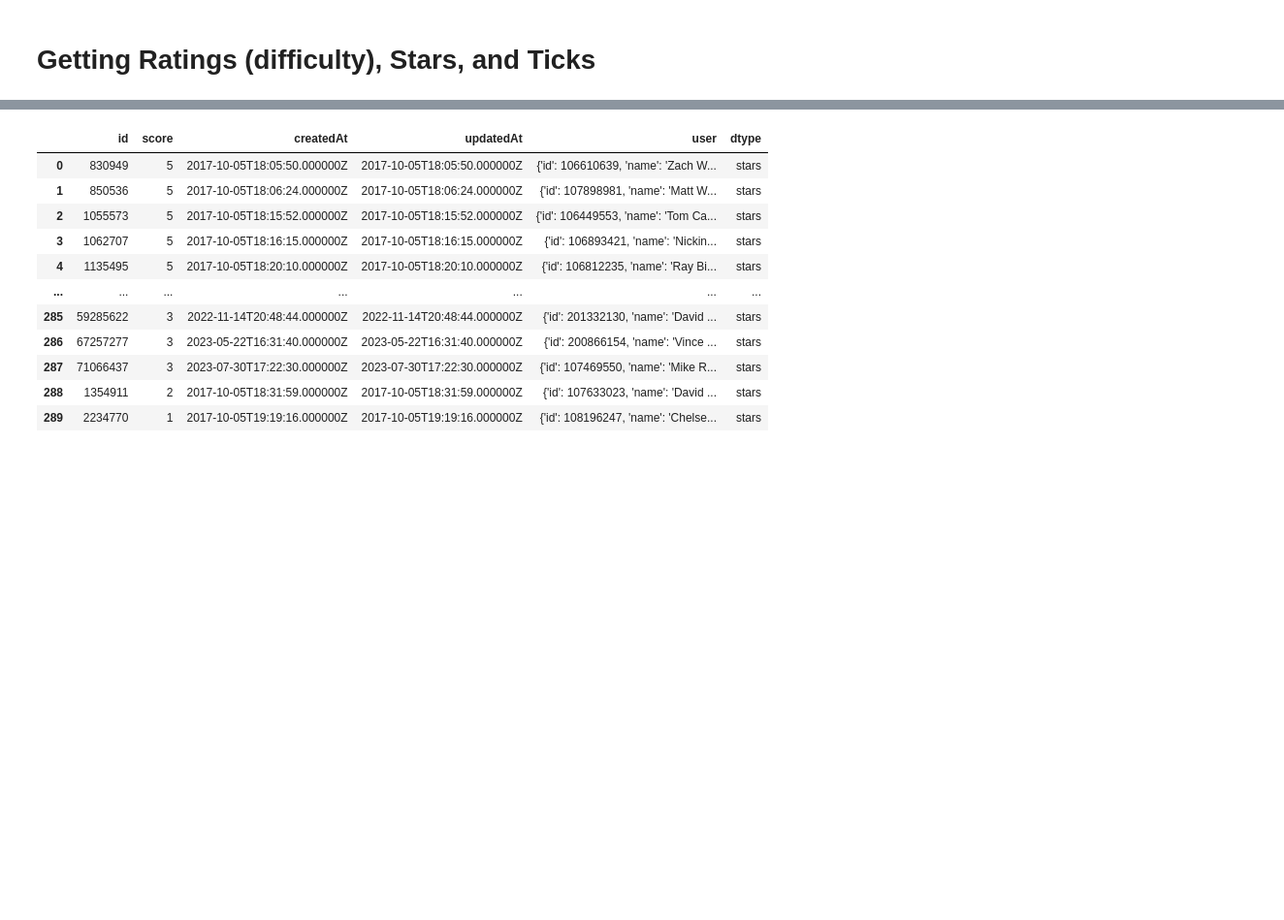
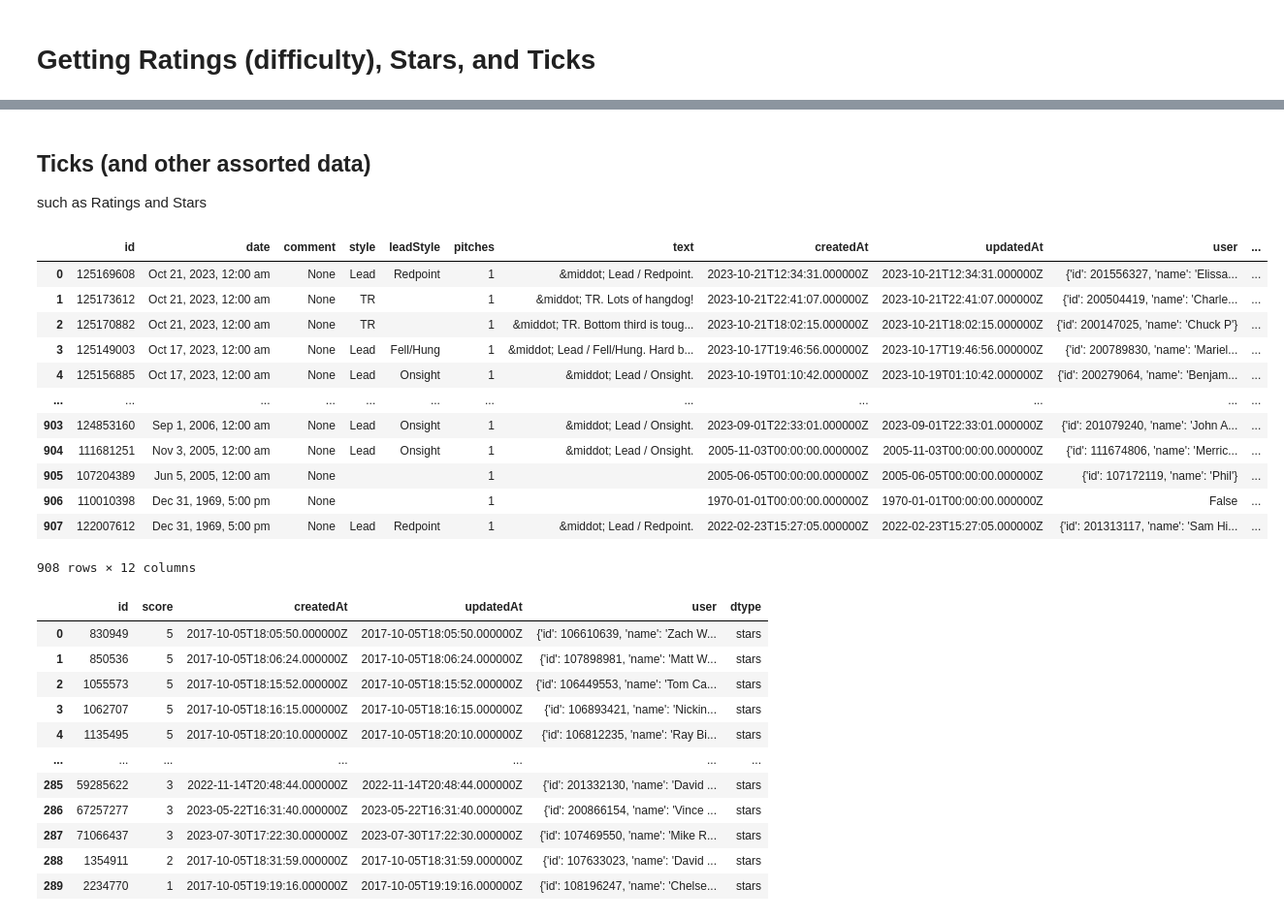
Before and after one commit to tybens/climbing-analysis, a Jupyter notebook: sandbox.ipynb, the cells around one changed output, grey strips where cells are left out. Shown at 97% size. Cells and saved outputs as stored; diff of their text form; code cells hidden in the pictures; blank space fills up the shorter version.

```diff
--- a/sandbox.ipynb
+++ b/sandbox.ipynb
@@ -448,3 +577,6 @@ Index(['post_id', 'date', 'username', 'body', 'num_likes', 'location',
+# %% [markdown]
+## Ticks (and other assorted data)
+such as Ratings and Stars
 # %%
 import requests
 
@@ -471,21 +603,53 @@ headers = {
 }
 
 
-route = "106657106"
-for data_type in data_types:
-  # iterate over the pages until data['data'] is empty and then stop
-  data = []
+routes = ["106657106"]
+df_ticks = pd.DataFrame()
+df_stars = pd.DataFrame()
+df_ratings = pd.DataFrame()
 
-  url = base_url + route + "/" + data_type + "?per_page=250&page="
-  for i in range(1, 5):
-      response = requests.request("GET", url+str(i), headers=headers, data={})
-      data.extend(response.json()['data'])
-      if len(response.json()['data']) == 0:
-          break
+for route in routes:
+  for data_type in data_types:
+    # iterate over the pages until data['data'] is empty and then stop
+    data = []
 
-  df = pd.DataFrame(data)
-  df['type'] = data_type
-  df['route'] = route
+    url = base_url + route + "/" + data_type + "?per_page=250&page="
+    for i in range(1, 5):
+        response = requests.request("GET", url+str(i), headers=headers, data={})
+        data.extend(response.json()['data'])
+        if len(response.json()['data']) == 0:
+            break
+
+    if data_type == 'ticks':
+      new_df = pd.DataFrame(data)
+      df_ticks = pd.concat([df_ticks, new_df])
+    elif data_type == 'stars':
+      new_df = pd.DataFrame(data)
+      df_stars = pd.concat([df_stars, new_df])
+    else:
+      new_df = pd.DataFrame(data)
+      df_ratings = pd.concat([df_ratings, new_df])
+
+    # save the dataframes to a csv
+    df_ticks.to_csv('data/ticks/ticks.csv', index=False)
+    df_stars.to_csv('data/ticks/stars.csv', index=False)
+    df_ratings.to_csv('data/ticks/ratings.csv', index=False)
+# %%
+df.groupby('type')
+# %% [output]
+|  | id | date | comment | style | leadStyle | pitches | text | createdAt | updatedAt | user | ... |
+| 0 | 125169608 | Oct 21, 2023, 12:00 am | None | Lead | Redpoint | 1 | &middot; Lead / Redpoint. | 2023-10-21T12:34:31.000000Z | 2023-10-21T12:34:31.000000Z | {'id': 201556327, 'name': 'Elissa... | ... |
+| 1 | 125173612 | Oct 21, 2023, 12:00 am | None | TR |  | 1 | &middot; TR. Lots of hangdog! | 2023-10-21T22:41:07.000000Z | 2023-10-21T22:41:07.000000Z | {'id': 200504419, 'name': 'Charle... | ... |
+| 2 | 125170882 | Oct 21, 2023, 12:00 am | None | TR |  | 1 | &middot; TR. Bottom third is toug... | 2023-10-21T18:02:15.000000Z | 2023-10-21T18:02:15.000000Z | {'id': 200147025, 'name': 'Chuck P'} | ... |
+| 3 | 125149003 | Oct 17, 2023, 12:00 am | None | Lead | Fell/Hung | 1 | &middot; Lead / Fell/Hung. Hard b... | 2023-10-17T19:46:56.000000Z | 2023-10-17T19:46:56.000000Z | {'id': 200789830, 'name': 'Mariel... | ... |
+| 4 | 125156885 | Oct 17, 2023, 12:00 am | None | Lead | Onsight | 1 | &middot; Lead / Onsight. | 2023-10-19T01:10:42.000000Z | 2023-10-19T01:10:42.000000Z | {'id': 200279064, 'name': 'Benjam... | ... |
+| ... | ... | ... | ... | ... | ... | ... | ... | ... | ... | ... | ... |
+| 903 | 124853160 | Sep 1, 2006, 12:00 am | None | Lead | Onsight | 1 | &middot; Lead / Onsight. | 2023-09-01T22:33:01.000000Z | 2023-09-01T22:33:01.000000Z | {'id': 201079240, 'name': 'John A... | ... |
+| 904 | 111681251 | Nov 3, 2005, 12:00 am | None | Lead | Onsight | 1 | &middot; Lead / Onsight. | 2005-11-03T00:00:00.000000Z | 2005-11-03T00:00:00.000000Z | {'id': 111674806, 'name': 'Merric... | ... |
+| 905 | 107204389 | Jun 5, 2005, 12:00 am | None |  |  | 1 |  | 2005-06-05T00:00:00.000000Z | 2005-06-05T00:00:00.000000Z | {'id': 107172119, 'name': 'Phil'} | ... |
+| 906 | 110010398 | Dec 31, 1969, 5:00 pm | None |  |  | 1 |  | 1970-01-01T00:00:00.000000Z | 1970-01-01T00:00:00.000000Z | False | ... |
+| 907 | 122007612 | Dec 31, 1969, 5:00 pm | None | Lead | Redpoint | 1 | &middot; Lead / Redpoint. | 2022-02-23T15:27:05.000000Z | 2022-02-23T15:27:05.000000Z | {'id': 201313117, 'name': 'Sam Hi... | ... |
+908 rows × 12 columns
 # %%
 df
 # %% [output]
```
Also changed, not shown: parts of 47 cells of this notebook, 7 other files.
